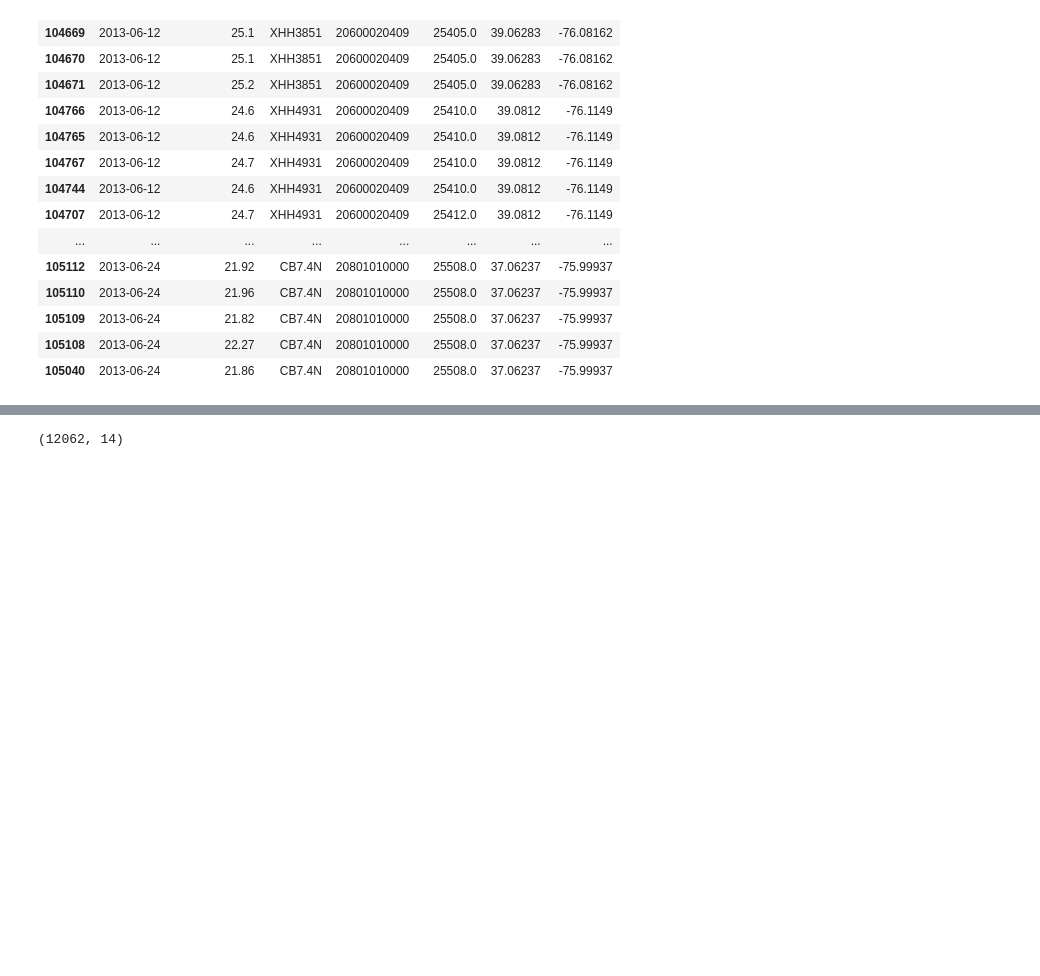
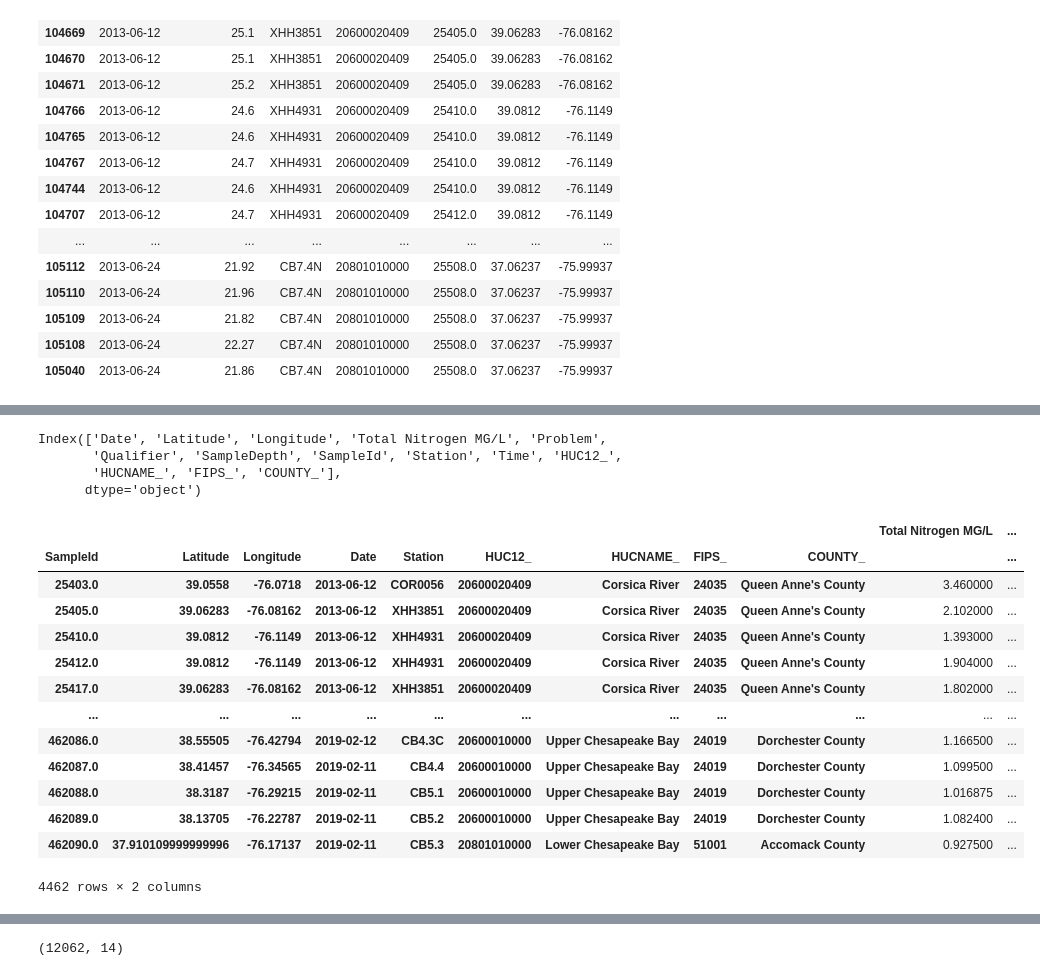
Before and after one commit to teamHackTheBay/hackTheBay, a Jupyter notebook: water_qualityv2.ipynb, the cells around one changed output, grey strips where cells are left out. Saved outputs shown, nothing was run; the diff lists cells and outputs as text; code cells hidden in the pictures; blank space fills up the shorter version.

```diff
--- a/water_qualityv2.ipynb
+++ b/water_qualityv2.ipynb
@@ -592,3 +592,42 @@ df4_ph = df4_ph.drop(columns = ['ParameterName with Measure', 'STATE_', 'Paramet
 df4_chla = df4_chla.drop(columns = ['ParameterName with Measure', 'STATE_', 'Parameter'])
 df4_wtemp = df4_wtemp.drop(columns = ['ParameterName with Measure', 'STATE_', 'Parameter'])
 df4_tss = df4_tss.drop(columns = ['ParameterName with Measure', 'STATE_', 'Parameter'])
+# %%
+df4_tn['Total Nitrogen MG/L'] = df4_tn['Total Nitrogen MG/L'].apply(lambda x: float(x))
+df4_tp['Total Phosphorus MG/L'] = df4_tp['Total Phosphorus MG/L'].apply(lambda x: float(x))
+df4_do['Dissolved Oxygen MG/L'] = df4_do['Dissolved Oxygen MG/L'].apply(lambda x: float(x))
+df4_sal['Salinity Units in PPT'] = df4_sal['Salinity Units in PPT'].apply(lambda x: float(x))
+df4_ph['PH corrected for TEMP (25 DEG C) SU'] = df4_ph['PH corrected for TEMP (25 DEG C) SU'].apply(lambda x: float(x))
+df4_chla['Chlorophyll-A UG/L'] = df4_chla['Chlorophyll-A UG/L'].apply(lambda x: float(x))
+df4_wtemp['Water Temp DEG C'] = df4_wtemp['Water Temp DEG C'].apply(lambda x: float(x))
+df4_tss['Total Suspended Solids MG/L'] = df4_tss['Total Suspended Solids MG/L'].apply(lambda x: float(x))
+# %%
+df4_tn.columns
+# %% [output]
+Index(['Date', 'Latitude', 'Longitude', 'Total Nitrogen MG/L', 'Problem',
+       'Qualifier', 'SampleDepth', 'SampleId', 'Station', 'Time', 'HUC12_',
+       'HUCNAME_', 'FIPS_', 'COUNTY_'],
+      dtype='object')
+# %%
+df4_tn_group = df4_tn.groupby(['SampleId', 'Latitude', 'Longitude', 'Date', 'Station','HUC12_', 'HUCNAME_', 'FIPS_', 'COUNTY_'])['Total Nitrogen MG/L'].mean()
+# %%
+df4_tp_group = df4_tp.groupby(['SampleId', 'Latitude', 'Longitude', 'Date', 'Station', 'HUC12_', 'HUCNAME_', 'FIPS_', 'COUNTY_'])['Total Phosphorus MG/L'].mean()
+# %%
+test1 =  pd.merge(df4_tn_group, df4_tp_group,  how='left', on = ['SampleId', 'Latitude', 'Longitude', 'Date', 'Station', 'HUC12_', 'HUCNAME_', 'FIPS_', 'COUNTY_'])
+# %%
+test1
+# %% [output]
+|  |  |  |  |  |  |  |  |  | Total Nitrogen MG/L | ... |
+| SampleId | Latitude | Longitude | Date | Station | HUC12_ | HUCNAME_ | FIPS_ | COUNTY_ |  | ... |
+| 25403.0 | 39.0558 | -76.0718 | 2013-06-12 | COR0056 | 20600020409 | Corsica River | 24035 | Queen Anne's County | 3.460000 | ... |
+| 25405.0 | 39.06283 | -76.08162 | 2013-06-12 | XHH3851 | 20600020409 | Corsica River | 24035 | Queen Anne's County | 2.102000 | ... |
+| 25410.0 | 39.0812 | -76.1149 | 2013-06-12 | XHH4931 | 20600020409 | Corsica River | 24035 | Queen Anne's County | 1.393000 | ... |
+| 25412.0 | 39.0812 | -76.1149 | 2013-06-12 | XHH4931 | 20600020409 | Corsica River | 24035 | Queen Anne's County | 1.904000 | ... |
+| 25417.0 | 39.06283 | -76.08162 | 2013-06-12 | XHH3851 | 20600020409 | Corsica River | 24035 | Queen Anne's County | 1.802000 | ... |
+| ... | ... | ... | ... | ... | ... | ... | ... | ... | ... | ... |
+| 462086.0 | 38.55505 | -76.42794 | 2019-02-12 | CB4.3C | 20600010000 | Upper Chesapeake Bay | 24019 | Dorchester County | 1.166500 | ... |
+| 462087.0 | 38.41457 | -76.34565 | 2019-02-11 | CB4.4 | 20600010000 | Upper Chesapeake Bay | 24019 | Dorchester County | 1.099500 | ... |
+| 462088.0 | 38.3187 | -76.29215 | 2019-02-11 | CB5.1 | 20600010000 | Upper Chesapeake Bay | 24019 | Dorchester County | 1.016875 | ... |
+| 462089.0 | 38.13705 | -76.22787 | 2019-02-11 | CB5.2 | 20600010000 | Upper Chesapeake Bay | 24019 | Dorchester County | 1.082400 | ... |
+| 462090.0 | 37.910109999999996 | -76.17137 | 2019-02-11 | CB5.3 | 20801010000 | Lower Chesapeake Bay | 51001 | Accomack County | 0.927500 | ... |
+4462 rows × 2 columns
```
Also changed, not shown: parts of 16 cells of this notebook.
